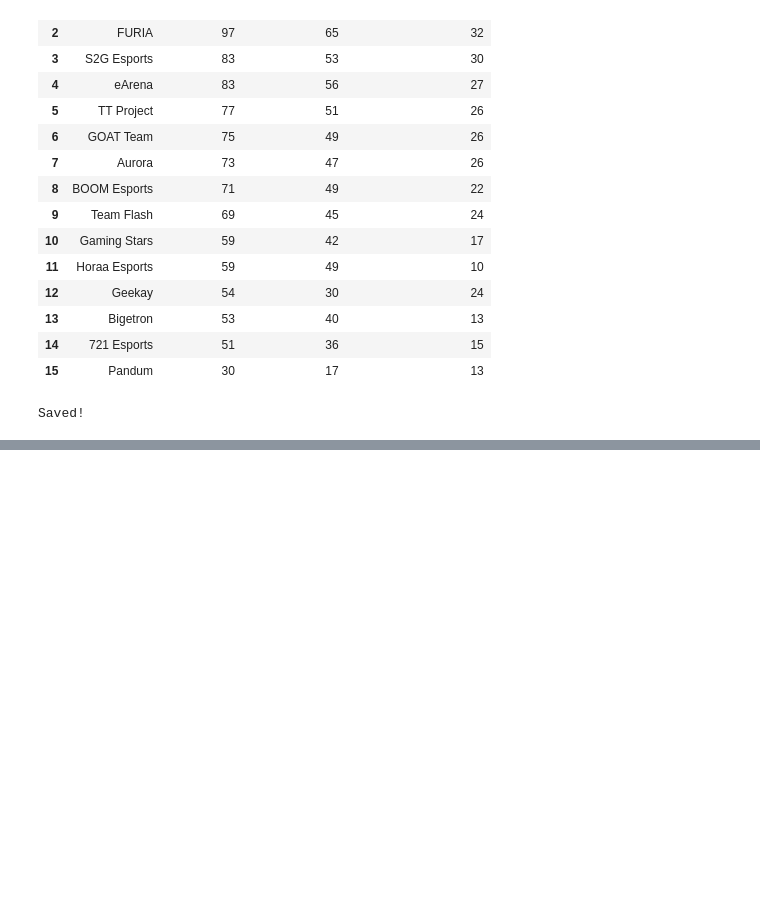
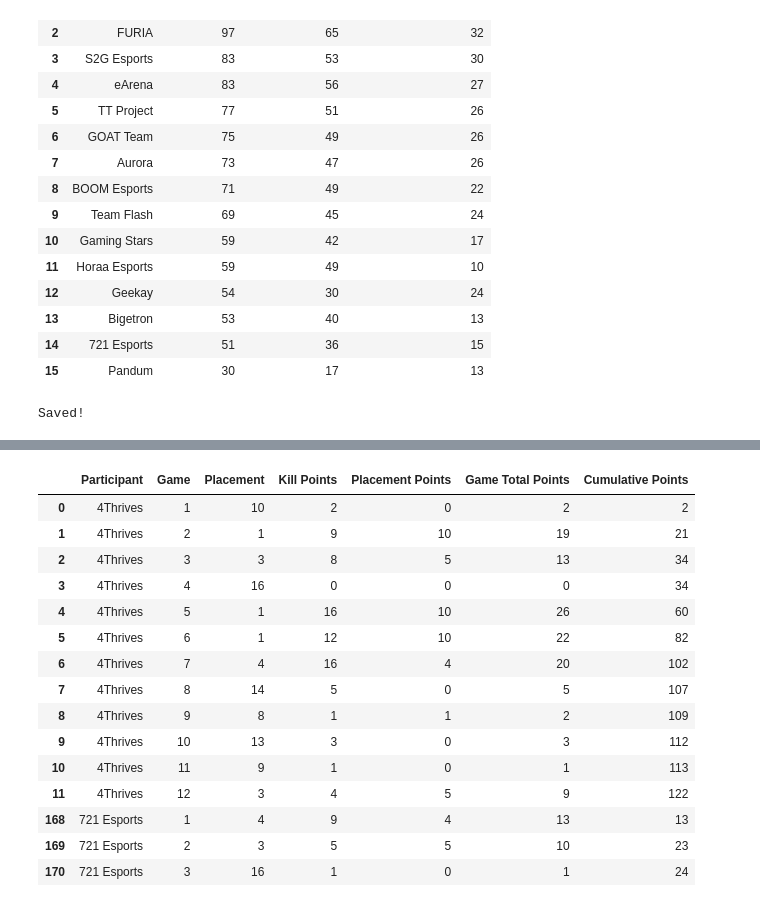
Before and after one commit to Faizan-2624/pmgo-s1-dashboards, a Jupyter notebook: notebooks/datascrap.ipynb, the cells around one changed output, grey strips where cells are left out. Drawn from its saved outputs; the diff is of its cells as text; code cells hidden in the pictures; blank space fills up the shorter version.

Commit message:
added game by game progression chart and game filter

```diff
--- a/notebooks/datascrap.ipynb
+++ b/notebooks/datascrap.ipynb
@@ -185,3 +180,19 @@ df.to_csv('../data/team_standings_clean.csv', index=False)
 print("Saved!")
 # %% [output]
 Saved!
+# %%
+game_rows = []
+
+for _, row in df.iterrows():
+    for game_num in range(1, 13):
+        p_col = f"Game {game_num} P"
+        k_col = f"Game {game_num} K"
+        game_rows.append({
+            "Participant": row["Participant"],
+            "Game": game_num,
+            "Placement": row[p_col],
+            "Kill Points": row[k_col],
+        })
+
+games_df = pd.DataFrame(game_rows)
+games_df.head(15)
@@ -187,0 +216,10 @@ Saved!
+# %%
+placement_points_map = {
+    1: 10, 2: 6, 3: 5, 4: 4, 5: 3, 6: 2,
+    7: 1, 8: 1, 9: 0, 10: 0, 11: 0, 12: 0,
+    13: 0, 14: 0, 15: 0, 16: 0
+}
+
+games_df["Placement Points"] = games_df["Placement"].map(placement_points_map)
+games_df["Game Total Points"] = games_df["Placement Points"] + games_df["Kill Points"]
+games_df.head(15)
@@ -187,0 +243,21 @@ Saved!
+# %%
+games_df = games_df.sort_values(["Participant", "Game"])
+games_df["Cumulative Points"] = games_df.groupby("Participant")["Game Total Points"].cumsum()
+games_df.head(15)
+# %% [output]
+|  | Participant | Game | Placement | Kill Points | Placement Points | Game Total Points | Cumulative Points |
+| 0 | 4Thrives | 1 | 10 | 2 | 0 | 2 | 2 |
+| 1 | 4Thrives | 2 | 1 | 9 | 10 | 19 | 21 |
+| 2 | 4Thrives | 3 | 3 | 8 | 5 | 13 | 34 |
+| 3 | 4Thrives | 4 | 16 | 0 | 0 | 0 | 34 |
+| 4 | 4Thrives | 5 | 1 | 16 | 10 | 26 | 60 |
+| 5 | 4Thrives | 6 | 1 | 12 | 10 | 22 | 82 |
+| 6 | 4Thrives | 7 | 4 | 16 | 4 | 20 | 102 |
+| 7 | 4Thrives | 8 | 14 | 5 | 0 | 5 | 107 |
+| 8 | 4Thrives | 9 | 8 | 1 | 1 | 2 | 109 |
+| 9 | 4Thrives | 10 | 13 | 3 | 0 | 3 | 112 |
+| 10 | 4Thrives | 11 | 9 | 1 | 0 | 1 | 113 |
+| 11 | 4Thrives | 12 | 3 | 4 | 5 | 9 | 122 |
+| 168 | 721 Esports | 1 | 4 | 9 | 4 | 13 | 13 |
+| 169 | 721 Esports | 2 | 3 | 5 | 5 | 10 | 23 |
+| 170 | 721 Esports | 3 | 16 | 1 | 0 | 1 | 24 |
```
Also changed, not shown: parts of 7 cells of this notebook, 4 other files.
